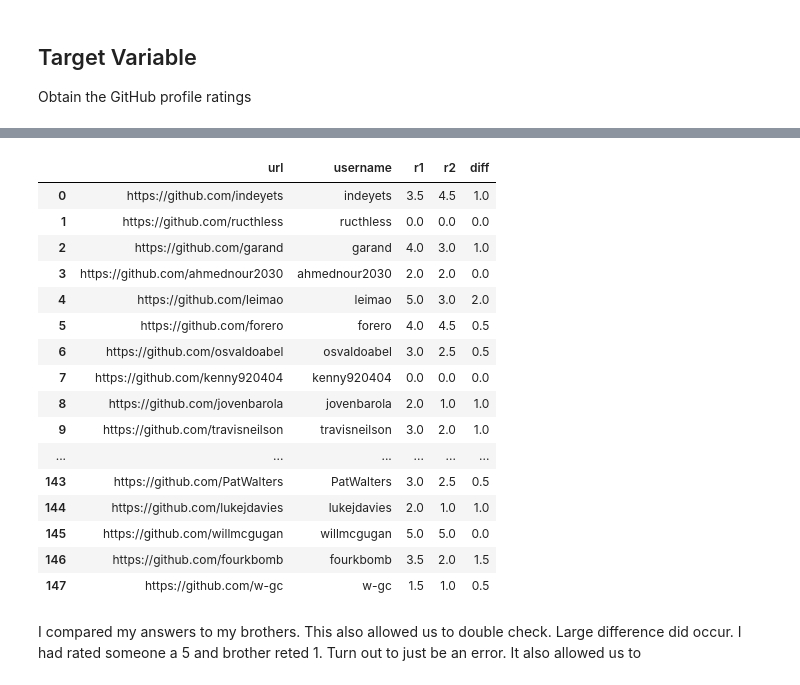
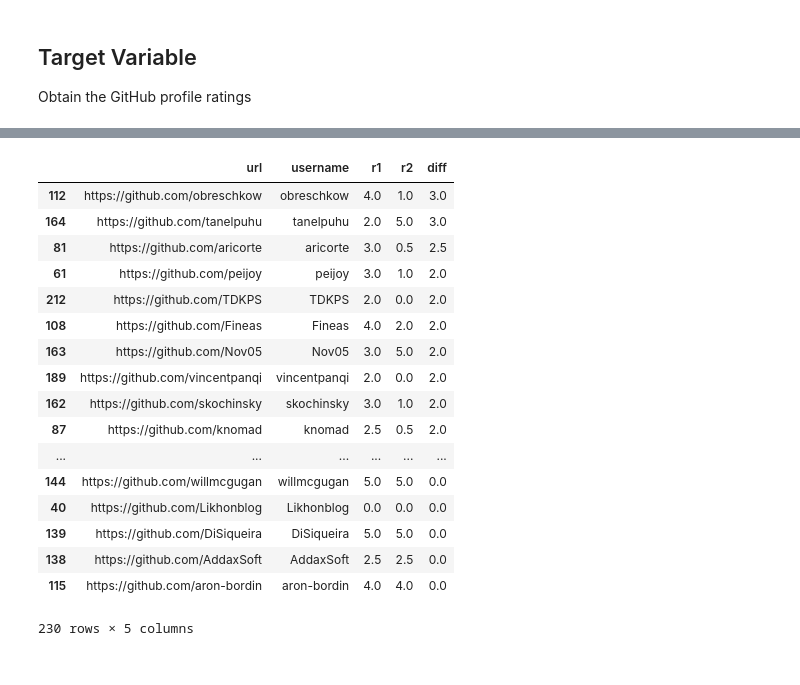
Before and after one commit to conorosully/git-rater, a Jupyter notebook: src/feature_engineering.ipynb, the cells around one changed output, grey strips where cells are left out. Drawn from its saved outputs; the diff is of its cells as text; code cells hidden in the pictures.

```diff
--- a/src/feature_engineering.ipynb
+++ b/src/feature_engineering.ipynb
@@ -11,7 +11,8 @@ import capture as cp
 import matplotlib.pyplot as plt
 %matplotlib inline
 
-pd.set_option("display.max_rows", None, "display.max_columns", None)
+import seaborn as sns
+#pd.set_option("display.max_rows", None, "display.max_columns", None)
 # %%
 path = "/Users/conorosully/Google Drive/Projects/github-rater/rating/{}"
 # %% [markdown]
@@ -138,23 +124,22 @@ vincenzobaz - 3
 # %%
 rating['diff'] = abs(rating.r1-rating.r2)
-rating
+rating.sort_values(by='diff',ascending=False)
 # %% [output]
 |  | url | username | r1 | r2 | diff |
-| 0 | https://github.com/indeyets | indeyets | 3.5 | 4.5 | 1.0 |
-| 1 | https://github.com/ructhless | ructhless | 0.0 | 0.0 | 0.0 |
-| 2 | https://github.com/garand | garand | 4.0 | 3.0 | 1.0 |
-| 3 | https://github.com/ahmednour2030 | ahmednour2030 | 2.0 | 2.0 | 0.0 |
-| 4 | https://github.com/leimao | leimao | 5.0 | 3.0 | 2.0 |
-| 5 | https://github.com/forero | forero | 4.0 | 4.5 | 0.5 |
-| 6 | https://github.com/osvaldoabel | osvaldoabel | 3.0 | 2.5 | 0.5 |
-| 7 | https://github.com/kenny920404 | kenny920404 | 0.0 | 0.0 | 0.0 |
-| 8 | https://github.com/jovenbarola | jovenbarola | 2.0 | 1.0 | 1.0 |
-| 9 | https://github.com/travisneilson | travisneilson | 3.0 | 2.0 | 1.0 |
+| 112 | https://github.com/obreschkow | obreschkow | 4.0 | 1.0 | 3.0 |
+| 164 | https://github.com/tanelpuhu | tanelpuhu | 2.0 | 5.0 | 3.0 |
+| 81 | https://github.com/aricorte | aricorte | 3.0 | 0.5 | 2.5 |
+| 61 | https://github.com/peijoy | peijoy | 3.0 | 1.0 | 2.0 |
+| 212 | https://github.com/TDKPS | TDKPS | 2.0 | 0.0 | 2.0 |
+| 108 | https://github.com/Fineas | Fineas | 4.0 | 2.0 | 2.0 |
+| 163 | https://github.com/Nov05 | Nov05 | 3.0 | 5.0 | 2.0 |
+| 189 | https://github.com/vincentpanqi | vincentpanqi | 2.0 | 0.0 | 2.0 |
+| 162 | https://github.com/skochinsky | skochinsky | 3.0 | 1.0 | 2.0 |
+| 87 | https://github.com/knomad | knomad | 2.5 | 0.5 | 2.0 |
 | ... | ... | ... | ... | ... | ... |
-| 143 | https://github.com/PatWalters | PatWalters | 3.0 | 2.5 | 0.5 |
-| 144 | https://github.com/lukejdavies | lukejdavies | 2.0 | 1.0 | 1.0 |
-| 145 | https://github.com/willmcgugan | willmcgugan | 5.0 | 5.0 | 0.0 |
-| 146 | https://github.com/fourkbomb | fourkbomb | 3.5 | 2.0 | 1.5 |
-| 147 | https://github.com/w-gc | w-gc | 1.5 | 1.0 | 0.5 |
+| 144 | https://github.com/willmcgugan | willmcgugan | 5.0 | 5.0 | 0.0 |
+| 40 | https://github.com/Likhonblog | Likhonblog | 0.0 | 0.0 | 0.0 |
+| 139 | https://github.com/DiSiqueira | DiSiqueira | 5.0 | 5.0 | 0.0 |
+| 138 | https://github.com/AddaxSoft | AddaxSoft | 2.5 | 2.5 | 0.0 |
+| 115 | https://github.com/aron-bordin | aron-bordin | 4.0 | 4.0 | 0.0 |
+230 rows × 5 columns
-# %% [markdown]
-I compared my answers to my brothers. This also allowed us to double check. Large difference did occur. I had rated someone a 5 and brother reted 1. Turn out to just be an error. It also allowed us to
```
Also changed, not shown: parts of 13 cells of this notebook, 1 other file.
